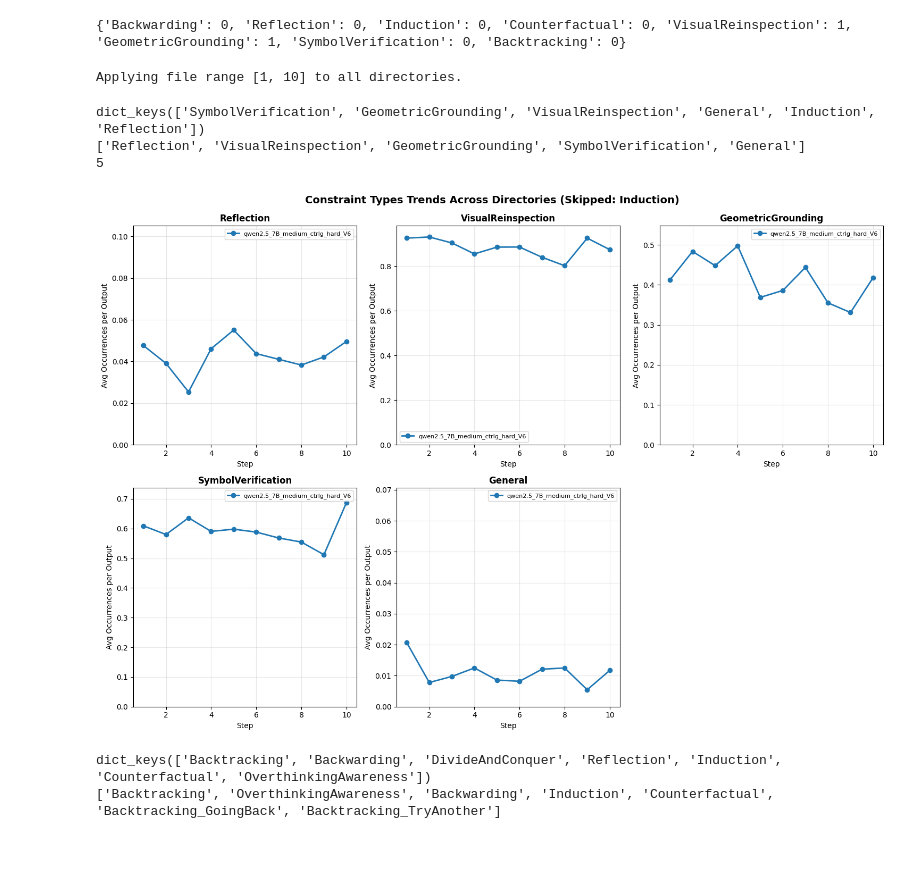
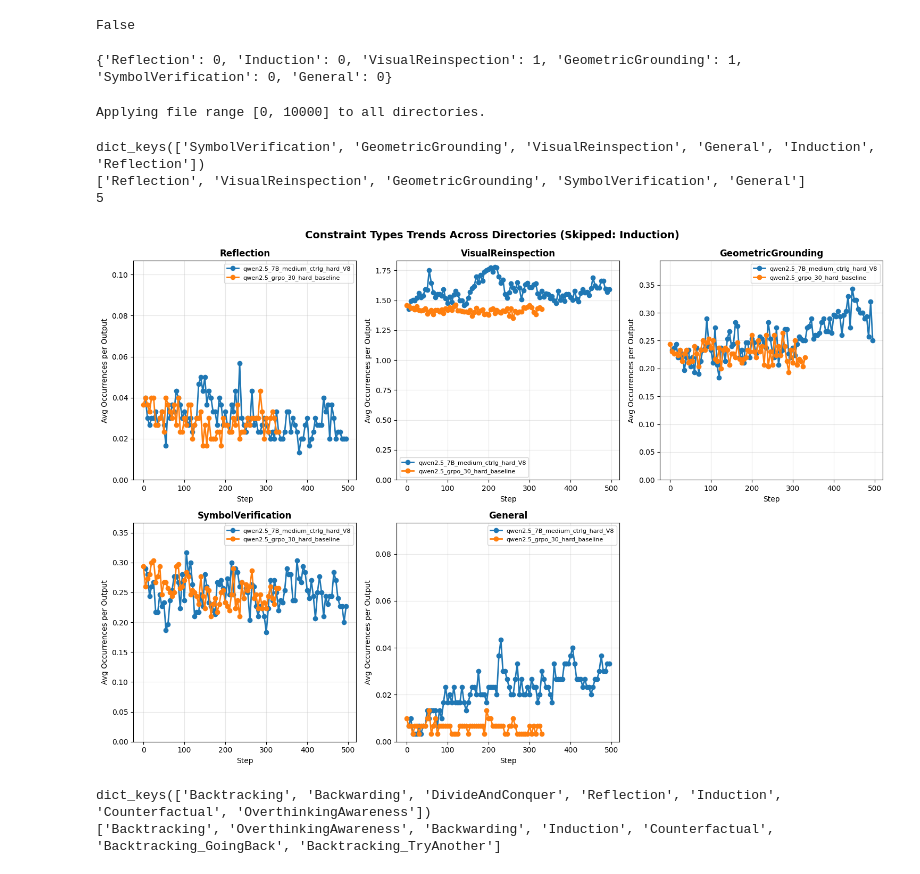
Before and after one commit to jeffreyzluo/EasyR1, a Jupyter notebook: check_rollout_strict.ipynb, the cells around one changed output. Saved outputs shown, nothing was run; the diff lists cells and outputs as text; code cells hidden in the pictures.

```diff
--- a/check_rollout_strict.ipynb
+++ b/check_rollout_strict.ipynb
@@ -1,3 +6,8 @@
+# %%
+text = "small numbers"
+check_keyphrase(text)
+# %% [output]
+False
 # %%
 #!/usr/bin/env python3
 # -*- coding: utf-8 -*-
@@ -141,7 +151,7 @@ test = "To find the sum of the measures of the two smallest angles in the given
 counts = analyze_text_strict(test.lower())
 print(counts)
 # %% [output]
-{'Backwarding': 0, 'Reflection': 0, 'Induction': 0, 'Counterfactual': 0, 'VisualReinspection': 1, 'GeometricGrounding': 1, 'SymbolVerification': 0, 'Backtracking': 0}
+{'Reflection': 0, 'Induction': 0, 'VisualReinspection': 1, 'GeometricGrounding': 1, 'SymbolVerification': 0, 'General': 0}
 # %%
 import os
 import matplotlib.pyplot as plt
@@ -304,38 +314,40 @@ data_dirs_example = [
 #     # skip_types=["Backwarding","Backtracking","Induction","Counterfactual"],
 #     y_range=(0, 0.1)  # Custom y-axis range
 # )
 
 data_dirs_example = [
     # "DAPO-DAPO-Baseline-V6",
     # "DAPO-DAPO-CtrlG-Qwen3-8B-Base-S60-V10",
     # "DAPO-DAPO-CtrlG-Qwen3-8B-Base-S60-V11",
     # "DAPO-DAPO-CtrlG-Qwen3-8B-Base-S60-Boxed-Debug"
     # "DAPO-DAPO-Baseline-V7",
     # "DAPO-DAPO-CtrlG-Qwen3-8B-Base-S60-Boxed-Remote-Soft-C5-Alpha1.0",
     # "test_outputs/qwen2.5_7B_medium_ctrlg_hard_V3",
-    # "validation_outputs/qwen2.5_7B_medium_ctrlg_hard_V3",
-    "rollout_outputs/qwen2.5_7B_medium_ctrlg_hard_V6",
+    "validation_outputs/qwen2.5_7B_medium_ctrlg_hard_V8",
+    "validation_outputs/qwen2.5_grpo_30_hard_baseline"
+    # "rollout_outputs/qwen2.5_7B_medium_ctrlg_hard_V8",
+    # "rollout_outputs/qwen2.5_grpo_30_hard_baseline",
 ]
 
 # Run the analysis - first analyze the data across directories
-constraint_results = analyze_constraints_across_directories(data_dirs_example, file_range_list = [1,10])
+constraint_results = analyze_constraints_across_directories(data_dirs_example, file_range_list = [0,10000])
 
 
 # Then plot the trends - you can skip certain constraint types and set y-axis range
 # Example: skip_types=["Reflection", "Counterfactual"] to focus on other constraints
 # y_range=(0, 0.2) sets the y-axis from 0 to 0.2 for all subplots
 plot_constraints_trends(
     constraint_results,
     skip_types=["Induction"],
     # skip_types=["Backwarding","Backtracking","Induction","Counterfactual"],
     y_range=(0, 0.025)  # Custom y-axis range
 )
 # %% [output]
-Applying file range [1, 10] to all directories.
+Applying file range [0, 10000] to all directories.
 dict_keys(['SymbolVerification', 'GeometricGrounding', 'VisualReinspection', 'General', 'Induction', 'Reflection'])
 ['Reflection', 'VisualReinspection', 'GeometricGrounding', 'SymbolVerification', 'General']
 5
-[figure, old version]
+[figure, new version]
 # %%
 plot_constraints_trends(
     constraint_results,
```
Also changed, not shown: parts of 1 cell of this notebook, 13 other files.
